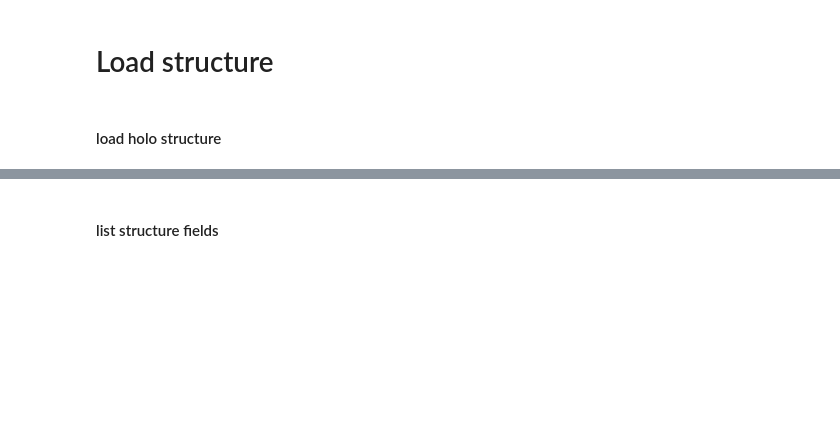
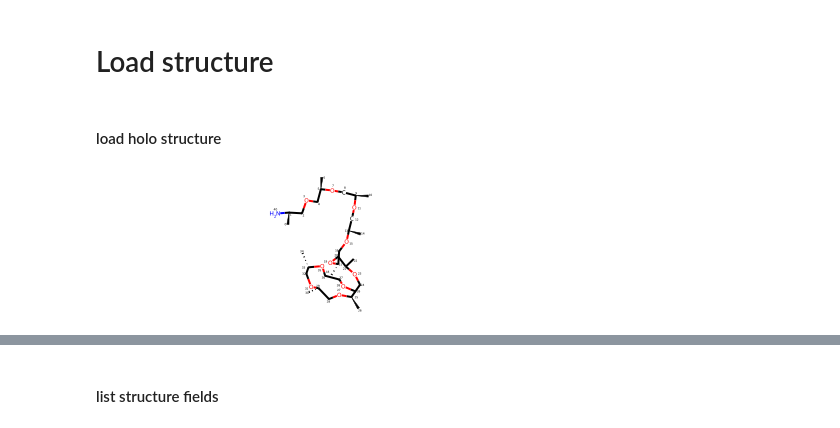
Before and after one commit to plinder-org/plinder, a Jupyter notebook: docs/examples/loader_examples.ipynb, the cells around one changed output, grey strips where cells are left out. Cells and saved outputs as stored; diff of their text form; code cells hidden in the pictures; blank space fills up the shorter version.

```diff
--- a/docs/examples/loader_examples.ipynb
+++ b/docs/examples/loader_examples.ipynb
@@ -13,3 +28,22 @@ from pathlib import Path
 # Load structure
 # %% [markdown]
 #### load holo structure
+# %%
+# plix = "1avd__1__1.A__1.C"
+plix = "1ngx__1__1.A_1.B__1.E"
+
+ROOT_DIR = Path.home() / ".local/share"
+holo_struc = Structure.load_structure(
+    id=plix,
+    protein_path=ROOT_DIR/f"plinder/2024-06/v2/systems/{plix}/receptor.cif",
+    protein_sequence=ROOT_DIR/f"plinder/2024-06/v2/systems/{plix}/sequences.fasta",
+    list_ligand_sdf_and_input_smiles=[(
+        ROOT_DIR/f"plinder/2024-06/v2/systems/{plix}/ligand_files/1.E.sdf",
+        # "CC(=O)N[C@@H]1[C@H]([C@@H]([C@H](O[C@H]1O)CO)O)O"
+        "C[C@@H](COC[C@@H](C)OC[C@@H](C)OC[C@H](C)OC[C@H](C)OCC(C)OC[C@@H](C)OC[C@@H](C)OC[C@H](C)OCCOC)N"
+    )]
+)
+# %%
+holo_struc.input_ligand_conformers["1.E"]
+# %% [output]
+[figure, added]
```
Also changed, not shown: parts of 63 cells of this notebook, 2 other files.
